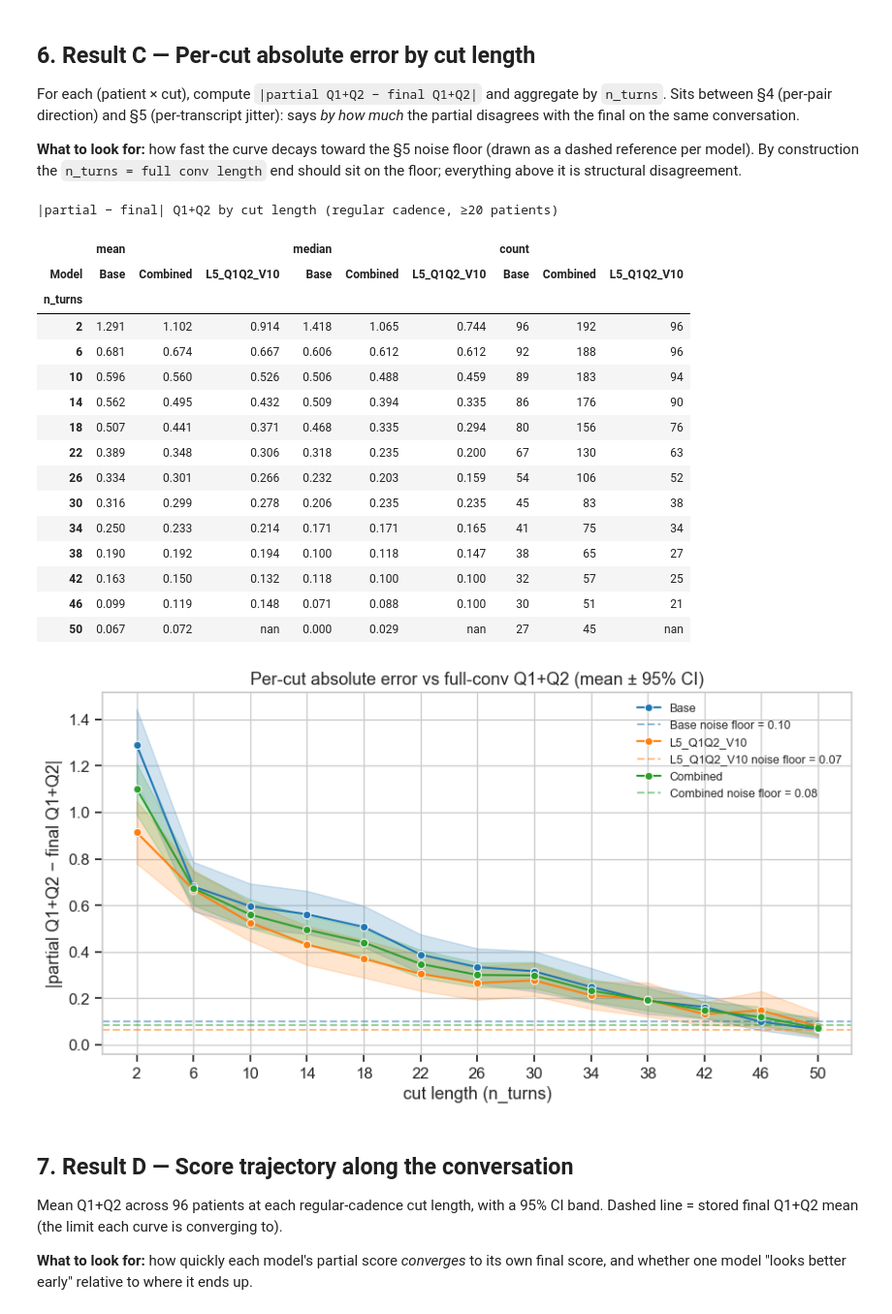
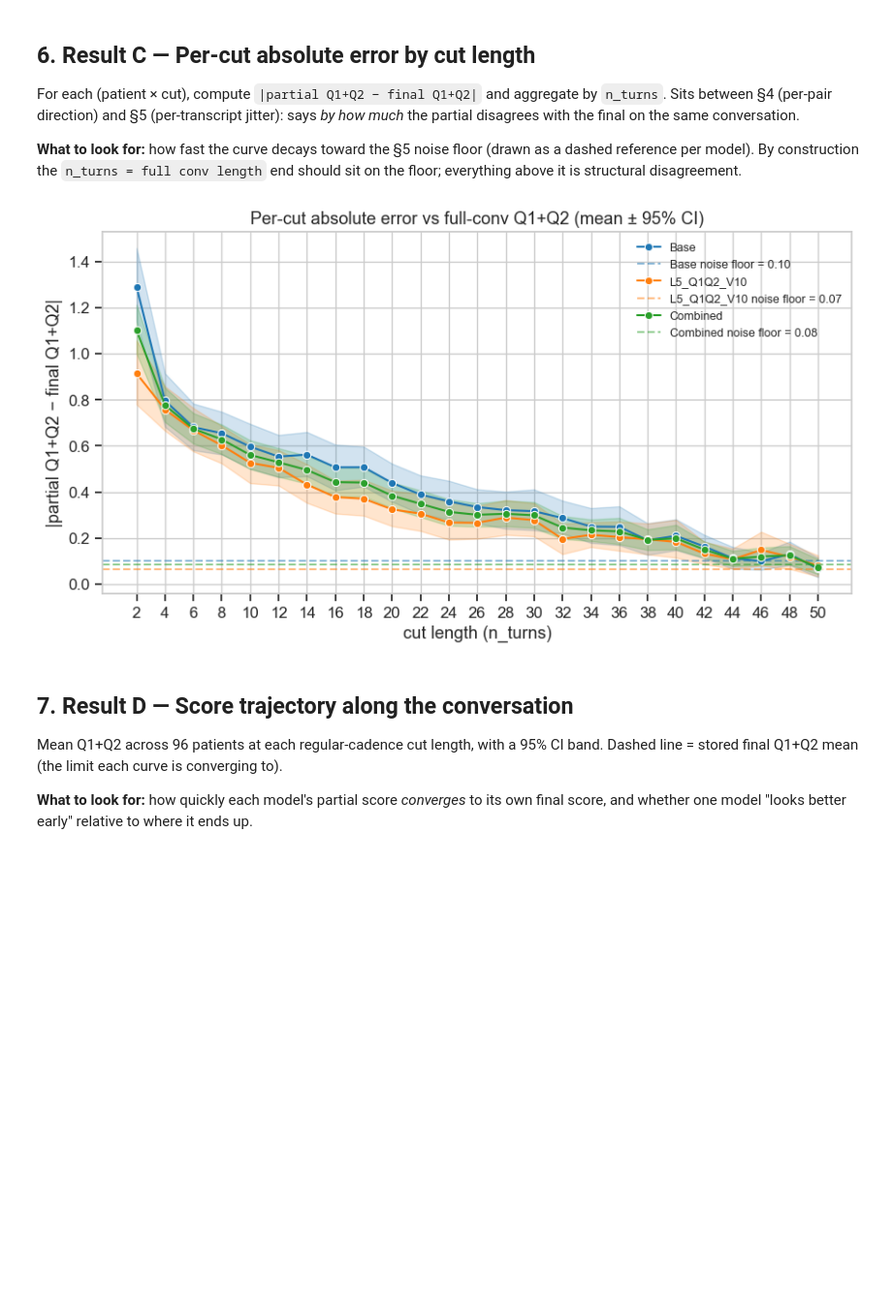
Before and after one commit to Lior-Baruch/Thesis_PTO_GRPO, a Jupyter notebook: Exp3_PTO_GRPO/eda/Partial_Conv_Oracle_EDA.ipynb, the cells around one changed output. Shown at 97% size. Saved outputs shown, nothing was run; the diff lists cells and outputs as text; code cells hidden in the pictures; blank space fills up the shorter version.

```diff
--- a/Exp3_PTO_GRPO/eda/Partial_Conv_Oracle_EDA.ipynb
+++ b/Exp3_PTO_GRPO/eda/Partial_Conv_Oracle_EDA.ipynb
@@ -44,7 +44,7 @@ assert oracle_eval.EVAL_CODE_AVAILABLE, \
 set_plot_style()
 
 MIN_TURNS = 2
-SAMPLE_EVERY_N_PATIENT_TURNS = 2
+SAMPLE_EVERY_N_PATIENT_TURNS = 1
 CONCURRENCY = 32
 # Base + L5_Q1Q2_V* are Exp2-provenance models, so their partial-cut cache lives
 # under the Exp2 eval_scores root, beside their full-conv scores. (The partial
@@ -375,60 +380,43 @@ _noise = (
     partial_df[partial_df["is_final"]]
     .assign(abs_diff=lambda d: (d["Q1Q2_Mean"] - d["final_Q1Q2_Mean"]).abs())
     .groupby("Model", observed=True)["abs_diff"].mean().to_dict()
 )
 
 # ── Summary table: mean / median / count per cut length ──
 _summary = (
     _ad.groupby(["Model", "n_turns"], observed=True)["abs_diff"]
     .agg(["mean", "median", "count"])
     .reset_index()
 )
 _summary = _summary[_summary["count"] >= 20]
-display(
-    _summary.pivot(index="n_turns", columns="Model",
-                   values=["mean", "median", "count"])
-    .style
-    .format("{:.3f}", subset=pd.IndexSlice[:, "mean"])
-    .format("{:.3f}", subset=pd.IndexSlice[:, "median"])
-    .format("{:.0f}", subset=pd.IndexSlice[:, "count"])
-    .set_caption("|partial − final| Q1+Q2 by cut length (regular cadence, ≥20 patients)")
-)
+# display(
+#     _summary.pivot(index="n_turns", columns="Model",
+#                    values=["mean", "median", "count"])
+#     .style
+#     .format("{:.3f}", subset=pd.IndexSlice[:, "mean"])
+#     .format("{:.3f}", subset=pd.IndexSlice[:, "median"])
+#     .format("{:.0f}", subset=pd.IndexSlice[:, "count"])
+#     .set_caption("|partial − final| Q1+Q2 by cut length (regular cadence, ≥20 patients)")
+# )
 
 # ── Plot: mean |Δ| ± 95% CI per cut length, per model + per-patient scatter ──
 fig, ax = plt.subplots(figsize=(9, 5))
 for model in MODELS:
     sub = _ad[_ad["Model"] == model]
     sns.lineplot(data=sub, x="n_turns", y="abs_diff",
                  errorbar=("ci", 95), marker="o", ax=ax, label=model)
     ax.axhline(_noise[model], ls="--", alpha=0.5,
                color=ax.lines[-1].get_color(),
                label=f"{model} noise floor = {_noise[model]:.2f}")
 ax.set_xlabel("cut length (n_turns)")
 ax.set_ylabel("|partial Q1+Q2 − final Q1+Q2|")
 ax.set_xticks(sorted(REGULAR_N_TURNS))
 ax.set_title("Per-cut absolute error vs full-conv Q1+Q2 (mean ± 95% CI)")
 ax.legend(loc="upper right", fontsize=9)
 plt.tight_layout()
 plt.show()
 # %% [output]
-|partial − final| Q1+Q2 by cut length (regular cadence, ≥20 patients)
-|  | mean |  |  | median |  |  | count |  |  |
-| Model | Base | Combined | L5_Q1Q2_V10 | Base | Combined | L5_Q1Q2_V10 | Base | Combined | L5_Q1Q2_V10 |
-| n_turns |  |  |  |  |  |  |  |  |  |
-| 2 | 1.291 | 1.102 | 0.914 | 1.418 | 1.065 | 0.744 | 96 | 192 | 96 |
-| 6 | 0.681 | 0.674 | 0.667 | 0.606 | 0.612 | 0.612 | 92 | 188 | 96 |
-| 10 | 0.596 | 0.560 | 0.526 | 0.506 | 0.488 | 0.459 | 89 | 183 | 94 |
-| 14 | 0.562 | 0.495 | 0.432 | 0.509 | 0.394 | 0.335 | 86 | 176 | 90 |
-| 18 | 0.507 | 0.441 | 0.371 | 0.468 | 0.335 | 0.294 | 80 | 156 | 76 |
-| 22 | 0.389 | 0.348 | 0.306 | 0.318 | 0.235 | 0.200 | 67 | 130 | 63 |
-| 26 | 0.334 | 0.301 | 0.266 | 0.232 | 0.203 | 0.159 | 54 | 106 | 52 |
-| 30 | 0.316 | 0.299 | 0.278 | 0.206 | 0.235 | 0.235 | 45 | 83 | 38 |
-| 34 | 0.250 | 0.233 | 0.214 | 0.171 | 0.171 | 0.165 | 41 | 75 | 34 |
-| 38 | 0.190 | 0.192 | 0.194 | 0.100 | 0.118 | 0.147 | 38 | 65 | 27 |
-| 42 | 0.163 | 0.150 | 0.132 | 0.118 | 0.100 | 0.100 | 32 | 57 | 25 |
-| 46 | 0.099 | 0.119 | 0.148 | 0.071 | 0.088 | 0.100 | 30 | 51 | 21 |
-| 50 | 0.067 | 0.072 | nan | 0.000 | 0.029 | nan | 27 | 45 | nan |
-[figure, old version]
+[figure, new version]
 # %% [markdown]
 ## 7. Result D — Score trajectory along the conversation
 
```
Also changed, not shown: parts of 9 cells of this notebook, 2 other files.
